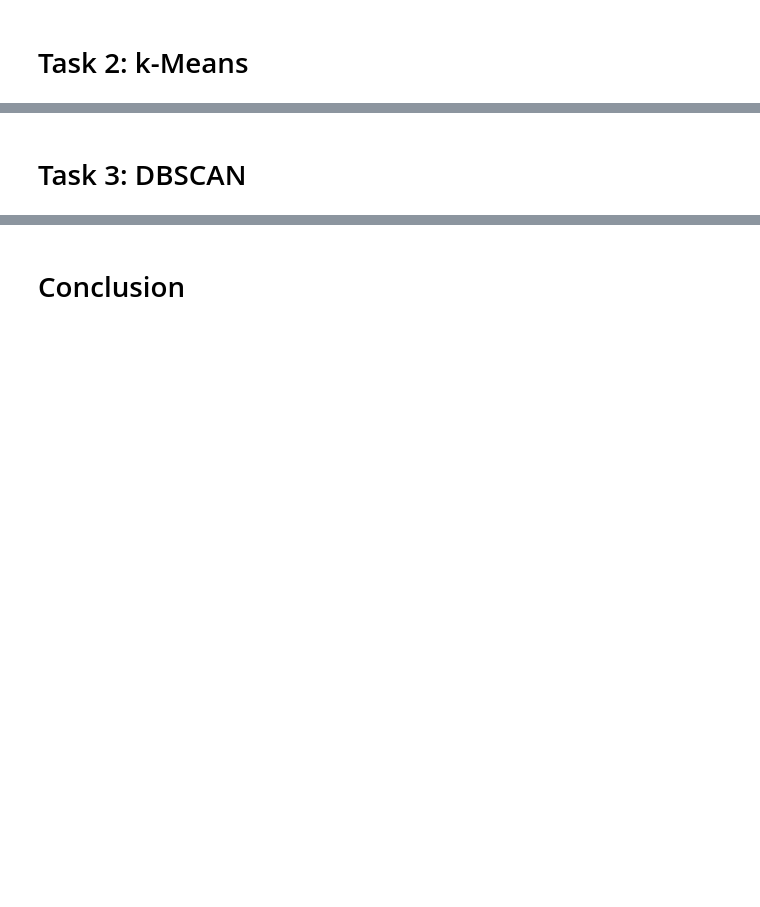
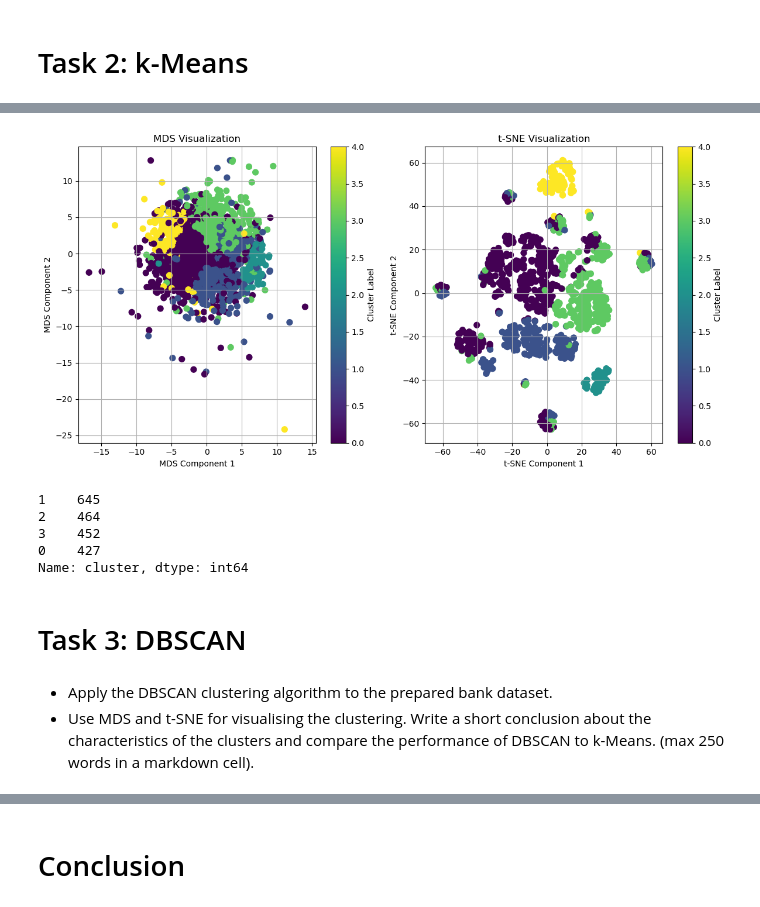
Before and after one commit to brian-mortimer/cs5062-etivity2, a Jupyter notebook: etivity2.ipynb, the cells around one changed output, grey strips where cells are left out. Drawn from its saved outputs; the diff is of its cells as text; code cells hidden in the pictures; blank space fills up the shorter version.

```diff
--- a/etivity2.ipynb
+++ b/etivity2.ipynb
@@ -152,2 +283,66 @@ X_transformed = pipeline.transform(df)
+# %%
+best_k = 5
+
+k_means = KMeans(n_clusters=best_k, random_state=42)
+cluster_labels = k_means.fit_predict(X_scaled)
+
+df['cluster'] = cluster_labels
+# %%
+# Visualize MDS and t-SNE
+mds = MDS(n_components=2, random_state=42)
+X_mds = mds.fit_transform(X_scaled)
+
+tsne = TSNE(n_components=2, random_state=42, perplexity=30, n_iter=1000)
+X_tsne = tsne.fit_transform(X_scaled)
+
+def plot_mds_tsne(X_mds, X_tsne, cluster_labels):
+    """
+    Plot MDS and t-SNE visualizations.
+
+    Parameters:
+    X_mds (array-like): MDS transformed data.
+    X_tsne (array-like): t-SNE transformed data.
+    cluster_labels (array-like): Cluster labels.
+
+    Returns:
+    None
+    """
+    plt.figure(figsize=(12, 6))
+
+    # MDS plot
+    plt.subplot(1, 2, 1)
+    plt.scatter(X_mds[:, 0], X_mds[:, 1], c=cluster_labels, cmap='viridis', s=50)
+    plt.title('MDS Visualization')
+    plt.xlabel('MDS Component 1')
+    plt.ylabel('MDS Component 2')
+    plt.colorbar(label='Cluster Label')
+    plt.grid(True)
+
+    # t-SNE plot
+    plt.subplot(1, 2, 2)
+    plt.scatter(X_tsne[:, 0], X_tsne[:, 1], c=cluster_labels, cmap='viridis', s=50)
+    plt.title('t-SNE Visualization')
+    plt.xlabel('t-SNE Component 1')
+    plt.ylabel('t-SNE Component 2')
+    plt.colorbar(label='Cluster Label')
+    plt.grid(True)
+
+    plt.tight_layout()
+    plt.show()
+
+plot_mds_tsne(X_mds, X_tsne, cluster_labels)
+# %% [output]
+[figure, added]
+# %%
+df["cluster"].value_counts()
+# %% [output]
+1    645
+2    464
+3    452
+0    427
+Name: cluster, dtype: int64
 # %% [markdown]
 # Task 3: DBSCAN
+# %% [markdown]
+- Apply the DBSCAN clustering algorithm to the prepared bank dataset.
+- Use MDS and t-SNE for visualising the clustering. Write a short conclusion about the characteristics of the clusters and compare the performance of DBSCAN to k-Means. (max 250 words in a markdown cell).
```
Also changed, not shown: parts of 11 cells of this notebook.
